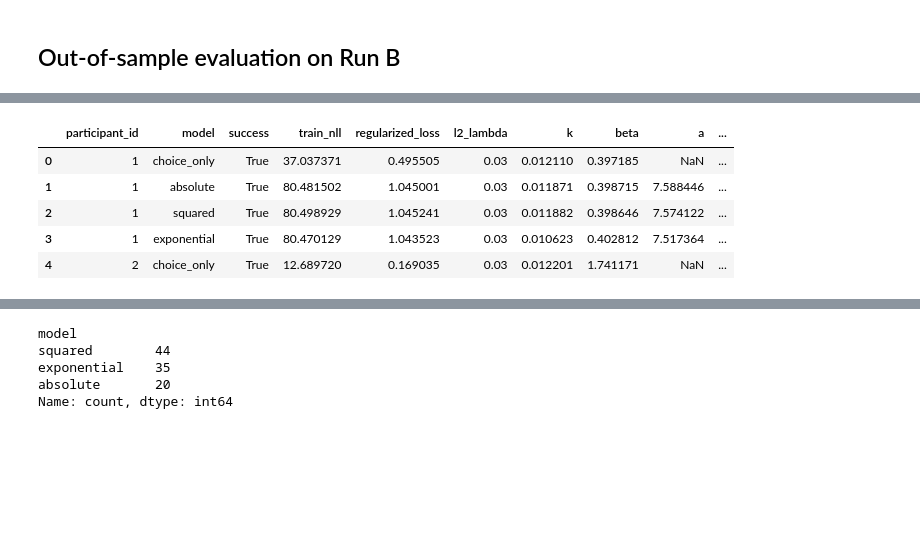
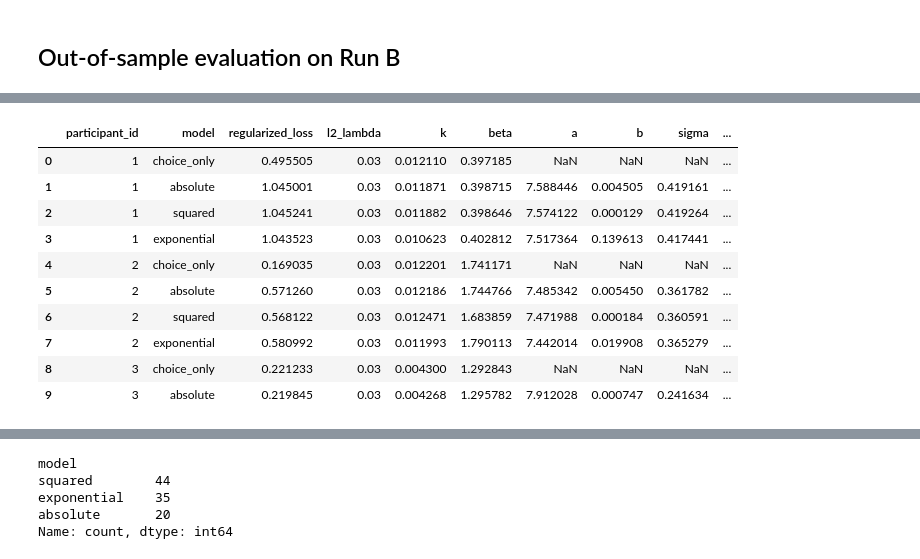
Before and after one commit to TonyDql/cog_dt_sci_final_proj, a Jupyter notebook: dt_process.ipynb, the cells around one changed output, grey strips where cells are left out. Drawn from its saved outputs; the diff is of its cells as text; code cells hidden in the pictures; blank space fills up the shorter version.

```diff
--- a/dt_process.ipynb
+++ b/dt_process.ipynb
@@ -618,10 +595,10 @@ LAMBDA_VALUES = [
     0.1
 ]
 # %%
-full_initial_params = {
-    "absolute": [0.01, 0.1, 7.6, 0.01, 0.4],
-    "squared": [0.01, 0.1, 7.6, 0.0003, 0.4],
-    "exponential": [0.01, 0.1, 7.3, 0.3, 0.4]
+rt_start_values = {
+    "absolute": [7.6, 0.01, 0.4],
+    "squared": [7.6, 0.0003, 0.4],
+    "exponential": [7.3, 0.3, 0.4]
 }
 # %%
 full_bounds = [
@@ -634,7 +611,7 @@ full_bounds = [
 # %%
 # Starting values for the choice-only model
 
-choice_starting_values = [
+choice_start_values = [
     [0.001, 0.1],
     [0.01, 1.0],
     [0.1, 5.0]
@@ -909,9 +804,11 @@ parameter_summary
 | exponential | 0.000529 | 0.009236 | 0.068088 | 0.067827 | 0.612480 | 2.534289 | 6.721009 | 7.434590 | 7.915629 | 0.0 | 0.202507 | ... |
 | squared | 0.000570 | 0.008049 | 0.061249 | 0.068298 | 0.577616 | 2.517515 | 6.743212 | 7.512189 | 8.016027 | 0.0 | 0.000039 | ... |
 # %%
-all_results["beta_at_bound"] = np.isclose(all_results["beta"], BETA_UPPER_BOUND)
+# Check how many participants have beta at the upper bound
 
-beta_bound_counts = (all_results .groupby("model")["beta_at_bound"] .sum()
+train_results_table["beta_at_bound"] = np.isclose(train_results_table["beta"], BETA_UPPER_BOUND)
+
+beta_bound_counts = (train_results_table .groupby("model")["beta_at_bound"] .sum()
 )
 
 beta_bound_counts
@@ -1903,51 +1347,31 @@ all_results.head()
 # %%
-# Get each participant's choice-only Run B results
-choice_only_test_results = (
-    all_results[
-        all_results["model"] == "choice_only"
-    ]
-    .set_index("participant_id")
-)
+# Compare each RT model with the choice-only baseline
 
-choice_only_ll_by_participant = (
-    choice_only_test_results[
-        "test_choice_ll"
-    ]
-)
+baseline = train_results_table[train_results_table["model"] == "choice_only"].set_index("participant_id")
 
-choice_only_accuracy_by_participant = (
-    choice_only_test_results[
-        "test_choice_accuracy"
-    ]
-)
+baseline_ll = baseline["test_choice_ll"]
+baseline_acc = baseline["test_choice_accuracy"]
 
-# Match every full model to the same participant's baseline
-all_results["choice_only_test_ll"] = (
-    all_results["participant_id"]
-    .map(choice_only_ll_by_participant)
-)
+train_results_table["choice_ll_difference"] = (train_results_table["test_choice_ll"] - train_results_table["participant_id"].map(baseline_ll))
 
-all_results["choice_only_test_accuracy"] = (
-    all_results["participant_id"]
-    .map(choice_only_accuracy_by_participant)
-)
+train_results_table["accuracy_difference"] = (train_results_table["test_choice_accuracy"] - train_results_table["participant_id"].map(baseline_acc))
 
-# Positive values mean the full model is better
-all_results["choice_ll_difference"] = (
-    all_results["test_choice_ll"]
-    - all_results["choice_only_test_ll"]
-)
+test_trial_counts = {participant["participant_id"]: len(participant["test"]) for participant in cleaned_data}
 
-all_results["accuracy_difference"] = (
-    all_results["test_choice_accuracy"]
-    - all_results["choice_only_test_accuracy"]
-)
+train_results_table["n_test"] = (train_results_table["participant_id"].map(test_trial_counts))
+train_results_table["test_choice_ll_per_trial"] = (train_results_table["test_choice_ll"] / train_results_table["n_test"])
+train_results_table["test_rt_ll_per_trial"] = (train_results_table["test_rt_ll"] / train_results_table["n_test"])
 
-all_results.head()
+train_results_table.head(10)
 # %% [output]
-|  | participant_id | model | success | train_nll | regularized_loss | l2_lambda | k | beta | a | ... |
-| 0 | 1 | choice_only | True | 37.037371 | 0.495505 | 0.03 | 0.012110 | 0.397185 | NaN | ... |
-| 1 | 1 | absolute | True | 80.481502 | 1.045001 | 0.03 | 0.011871 | 0.398715 | 7.588446 | ... |
-| 2 | 1 | squared | True | 80.498929 | 1.045241 | 0.03 | 0.011882 | 0.398646 | 7.574122 | ... |
-| 3 | 1 | exponential | True | 80.470129 | 1.043523 | 0.03 | 0.010623 | 0.402812 | 7.517364 | ... |
-| 4 | 2 | choice_only | True | 12.689720 | 0.169035 | 0.03 | 0.012201 | 1.741171 | NaN | ... |
+|  | participant_id | model | regularized_loss | l2_lambda | k | beta | a | b | sigma | ... |
+| 0 | 1 | choice_only | 0.495505 | 0.03 | 0.012110 | 0.397185 | NaN | NaN | NaN | ... |
+| 1 | 1 | absolute | 1.045001 | 0.03 | 0.011871 | 0.398715 | 7.588446 | 0.004505 | 0.419161 | ... |
+| 2 | 1 | squared | 1.045241 | 0.03 | 0.011882 | 0.398646 | 7.574122 | 0.000129 | 0.419264 | ... |
+| 3 | 1 | exponential | 1.043523 | 0.03 | 0.010623 | 0.402812 | 7.517364 | 0.139613 | 0.417441 | ... |
+| 4 | 2 | choice_only | 0.169035 | 0.03 | 0.012201 | 1.741171 | NaN | NaN | NaN | ... |
+| 5 | 2 | absolute | 0.571260 | 0.03 | 0.012186 | 1.744766 | 7.485342 | 0.005450 | 0.361782 | ... |
+| 6 | 2 | squared | 0.568122 | 0.03 | 0.012471 | 1.683859 | 7.471988 | 0.000184 | 0.360591 | ... |
+| 7 | 2 | exponential | 0.580992 | 0.03 | 0.011993 | 1.790113 | 7.442014 | 0.019908 | 0.365279 | ... |
+| 8 | 3 | choice_only | 0.221233 | 0.03 | 0.004300 | 1.292843 | NaN | NaN | NaN | ... |
+| 9 | 3 | absolute | 0.219845 | 0.03 | 0.004268 | 1.295782 | 7.912028 | 0.000747 | 0.241634 | ... |
```
Also changed, not shown: parts of 44 cells of this notebook.
